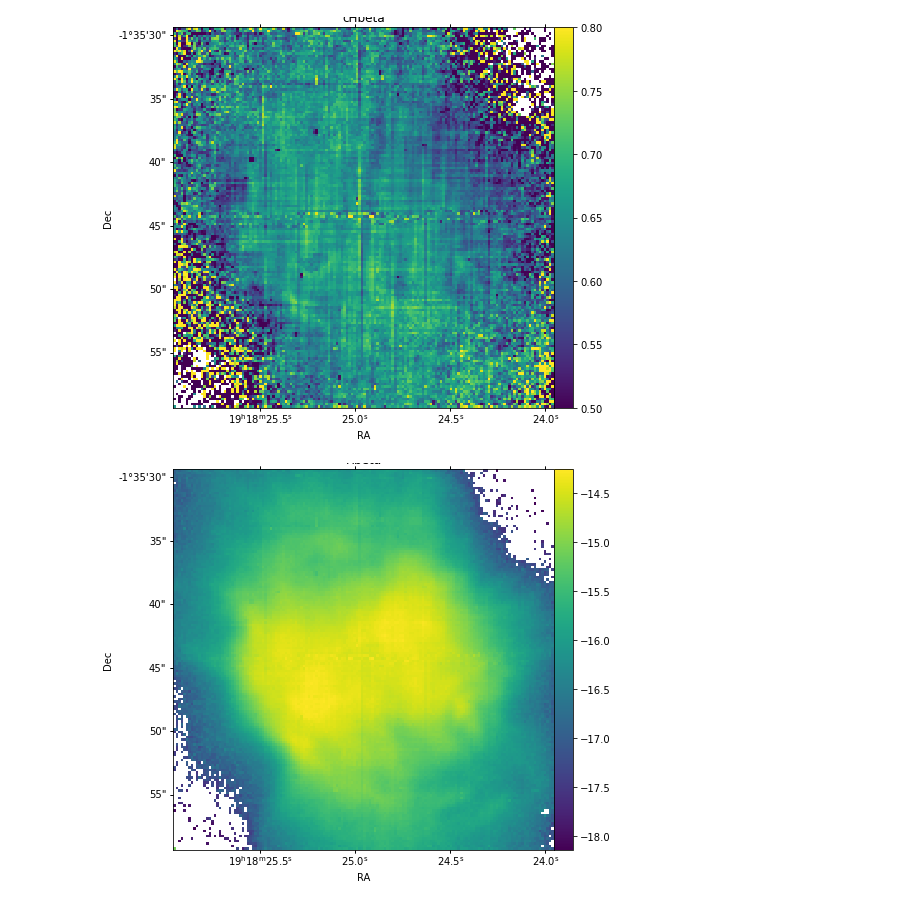
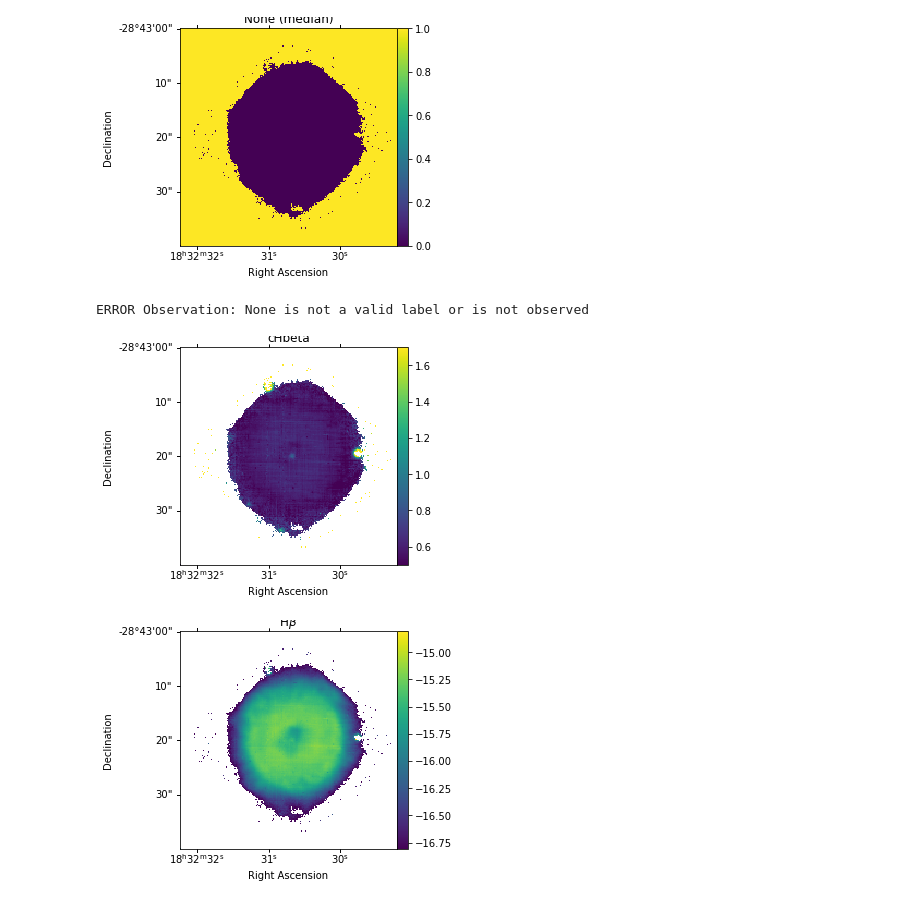
Before and after one commit to Morisset/MUSE_PNe, a Jupyter notebook: Plot.ipynb, the cells around one changed output. Drawn from its saved outputs; the diff is of its cells as text; code cells hidden in the pictures.

```diff
--- a/Plot.ipynb
+++ b/Plot.ipynb
@@ -10,10 +13,10 @@ from pathlib import Path
 # %%
-obj_name = 'NGC6778'
+obj_name = 'HF22'
 Te_corr = 3000
 random_seed = 42
 PDF_name = 'figures/{}_{}'.format(obj_name, Te_corr)
 data_dir = Path(os.environ['MUSE_DATA']) / Path('{}/maps'.format(obj_name))
-save_plots = False
+save_plots = True
 # %%
 PL = pipeline.PipeLine(data_dir = data_dir,
                        obj_name = obj_name,
@@ -30,27 +33,52 @@ PL.obs.removeLine('O1r_7773A')
 PL.obs.removeLine('O1r_7775A')
 PL.obs.getLine(label='O2r_4649.13A').to_eval = 'L(4649.13) + L(4650.84)'
 
-PL.add_MC(50)
+PL.add_MC(150)
 
 PL.obs.def_EBV()
 PL.red_cor_obs(EBV_min = 0., plot_=False)
 
 PL.correc_NII(Te_corr)
 PL.correc_OII(Te_corr, rec_label='O2r_4649.13A')
-PL.read_TeNe('{}_{}_TeNe.pickle.gz'.format(obj_name, Te_corr))
-PL.read_abunds('{}_{}_abunds.pickle.gz'.format(obj_name, Te_corr))
+PL.read_TeNe('{}/PipelineResults/{}_{}_TeNe.pickle.gz'.format(os.environ['MUSE_DATA'], obj_name, Te_corr))
+PL.read_abunds('{}/PipelineResults/{}_{}_abunds.pickle.gz'.format(os.environ['MUSE_DATA'], obj_name, Te_corr))
+# %%
+Hb = PL.get_image(label='H1r_4861A', type_='median')
+maskHb = np.where(Hb > (np.nanmax(Hb)/ 100), False, True)
+f,ax = plt.subplots(1, 1, figsize=(5, 4), subplot_kw={'projection': PL.obs.wcs})
+PL.plot(ax=ax, image=maskHb);
+# %% [output]
+[figure, added]
+# %%
+try:
+    with np.errstate(divide='ignore', invalid='ignore'):
+        PL.red_cor_obs(EBV_min = 0., plot_=False, label1="H1r_6561.0", label2="H1r_4860.0")
+        cHbetas = PL.obs.extinction.cHbeta
+        PL.red_cor_obs(EBV_min = 0., plot_=False, label1="H1r_6563A", label2="H1r_4861A")
+        cHbeta = PL.obs.extinction.cHbeta
+        f, (ax1, ax2, ax3) = plt.subplots(1, 3, figsize=(18, 7), subplot_kw={'projection': PL.obs.wcs})
+        PL.plot(ax=ax1, data=cHbetas, vmin=0.5, vmax=1.2, title='cHbeta short', type_='orig',
+                    label_cut=('H1r_6563A', 'H1r_4861A'), SN_cut=2.5)
+        PL.plot(ax=ax2, data=cHbeta, vmin=0.5, vmax=1.2, title='cHbeta long', type_='orig',
+                    label_cut=('H1r_6563A', 'H1r_4861A'), SN_cut=2.5)
+        PL.plot(ax=ax3, data=cHbetas/cHbeta, vmin=0.5, vmax=1.2, title='cHbeta s/l', type_='orig',
+                    label_cut=('H1r_6563A', 'H1r_4861A'), SN_cut=2.5)
+except:
+    pass
+# %% [output]
+ERROR Observation: None is not a valid label or is not observed
 # %%
-f,ax = plt.subplots(1, 1, figsize=(8, 7), subplot_kw={'projection': PL.obs.wcs})
-PL.plot(ax=ax, image=PL.get_image(PL.obs.extinction.cHbeta, type_='orig'), vmin=0.5, vmax=.8, title='cHbeta',
-            label_cut=('H1r_6563A', 'H1r_4861A'), SN_cut=2.5)
+f,ax = plt.subplots(1, 1, figsize=(5, 4), subplot_kw={'projection': PL.obs.wcs})
+PL.plot(ax=ax, image=PL.get_image(PL.obs.extinction.cHbeta, type_='orig'), vmin=0.5, vmax=1.7, title='cHbeta',
+            label_cut=('H1r_6563A', 'H1r_4861A'), mask=maskHb)
 if save_plots:
     f.savefig(PDF_name+'_cHbeta.pdf')
 # %% [output]
-[figure, old version]
+[figure, new version]
 # %%
-f,ax = plt.subplots(1, 1, figsize=(8, 7), subplot_kw={'projection': PL.obs.wcs})
-PL.plot(ax=ax, label='H1r_4861A', title='Hbeta', SN_cut=5.5, use_log=True)
+f,ax = plt.subplots(1, 1, figsize=(5, 4), subplot_kw={'projection': PL.obs.wcs})
+PL.plot(ax=ax, label='H1r_4861A', title=r'H$\beta$', use_log=True, mask=maskHb)
 if save_plots:
     f.savefig(PDF_name+'_Hbeta.pdf')
 # %% [output]
-[figure, old version]
+[figure, new version]
```
Also changed, not shown: parts of 19 cells of this notebook.
